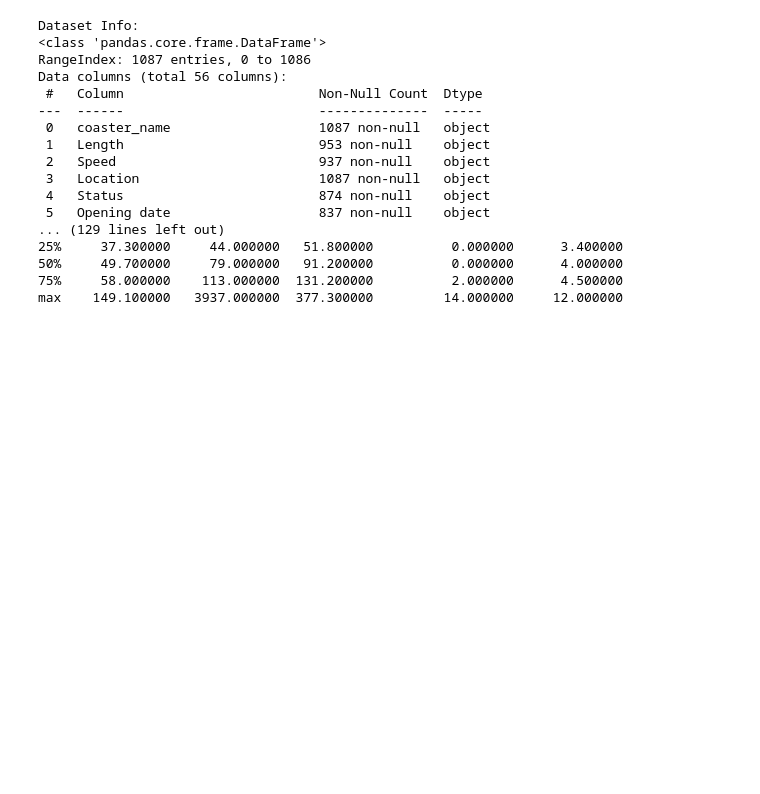
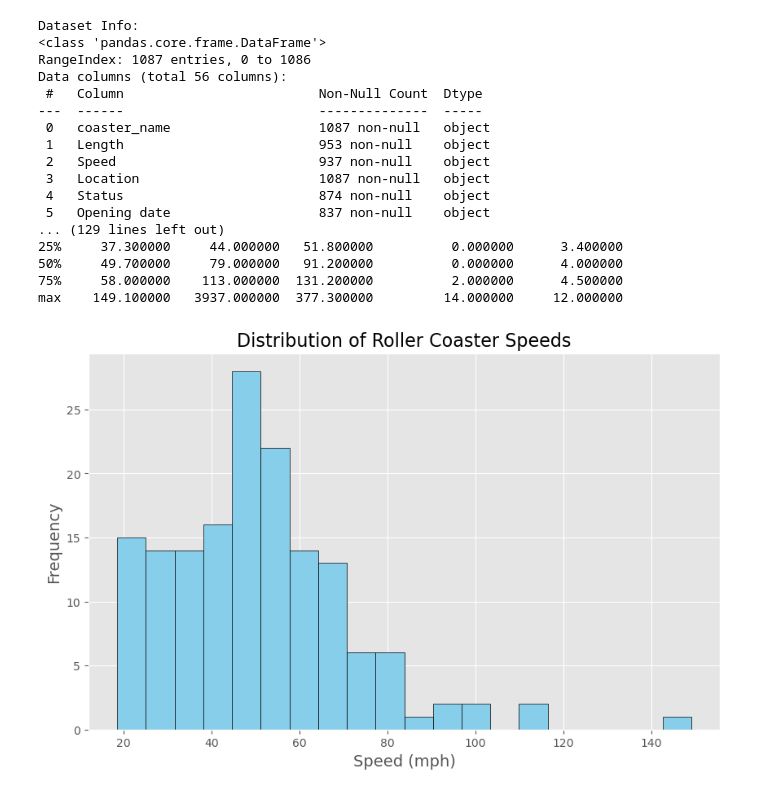
Before and after one commit to imamahasane/Pandas, a Jupyter notebook: Analyzing Roller Coaster Data.ipynb, the cells around one changed output. Cells and saved outputs as stored; diff of their text form; code cells hidden in the pictures; blank space fills up the shorter version.

Commit message:
Complete Python Pandas
Complete Python Pandas for Data Science

```diff
--- a/Analyzing Roller Coaster Data.ipynb
+++ b/Analyzing Roller Coaster Data.ipynb
@@ -1,14 +1,12 @@
 # %%
-# Step 1: Import Required Libraries
 import pandas as pd
 import matplotlib.pyplot as plt
 import seaborn as sns
 
-# Step 2: Load the Dataset
-# Replace 'roller_coasters.csv' with your dataset file path
+# Step 1: Load the Dataset
 df = pd.read_csv('coaster_db.csv')
 
-# Step 3: Understand the Dataset
+# Step 2: Understand the Dataset
 print("Dataset Info:")
 print(df.info())
 
@@ -18,54 +16,58 @@ print(df.isnull().sum())
 print("\nSummary Statistics:")
 print(df.describe())
 
-# Step 4: Data Cleaning
+# Step 3: Data Cleaning
 # Drop rows with missing values in key columns
-df = df.dropna(subset=['Speed_mph', 'Height_ft', 'Year_Introduced'])
+df = df.dropna(subset=['speed_mph', 'height_ft', 'year_introduced'])
 
 # Drop duplicate rows
 df = df.drop_duplicates()
 
-# Step 5: Exploratory Data Analysis (EDA)
+# Step 4: Exploratory Data Analysis (EDA)
 
-# 5.1: Distribution of Roller Coaster Speeds
+# 4.1: Distribution of Roller Coaster Speeds
 plt.figure(figsize=(10, 6))
-df['Speed_mph'].hist(bins=20, color='skyblue', edgecolor='black')
+df['speed_mph'].hist(bins=20, color='skyblue', edgecolor='black')
 plt.title('Distribution of Roller Coaster Speeds', fontsize=16)
 plt.xlabel('Speed (mph)', fontsize=14)
 plt.ylabel('Frequency', fontsize=14)
 plt.show()
 
-# 5.2: Top 10 Locations with the Fastest Roller Coasters
+# 4.2: Top Locations with the Fastest Roller Coasters
 # Group by 'Location' and calculate the average speed
-average_speed_by_location = df.groupby('Location')['Speed_mph'].mean().reset_index()
+average_speed_by_location = df.groupby('Location')['speed_mph'].mean().reset_index()
 
 # Sort by average speed in descending order
-average_speed_by_location_sorted = average_speed_by_location.sort_values(by='Speed_mph', ascending=False)
+average_speed_by_location_sorted = average_speed_by_location.sort_values(by='speed_mph', ascending=False)
 
-# Filter locations with at least 10 roller coasters
+# Filter locations with at least 5 roller coasters
 location_counts = df['Location'].value_counts()
-locations_with_10 = location_counts[location_counts >= 10].index
-average_speed_by_location_sorted = average_speed_by_location_sorted[average_speed_by_location_sorted['Location'].isin(locations_with_10)]
+locations_with_5 = location_counts[location_counts >= 5].index
+average_speed_by_location_sorted = average_speed_by_location_sorted[average_speed_by_location_sorted['Location'].isin(locations_with_5)]
 
-# Plot the top 10 locations
-plt.figure(figsize=(12, 6))
-sns.barplot(x='Speed_mph', y='Location', data=average_speed_by_location_sorted.head(10), palette='viridis')
-plt.title('Top 10 Locations with the Fastest Roller Coasters (Minimum of 10)', fontsize=16)
-plt.xlabel('Average Speed (mph)', fontsize=14)
-plt.ylabel('Location', fontsize=14)
-plt.show()
+# Check if the DataFrame is empty
+if average_speed_by_location_sorted.empty:
+    print("No locations meet the criteria (minimum of 5 roller coasters).")
+else:
+    # Plot the top locations
+    plt.figure(figsize=(12, 6))
+    sns.barplot(x='speed_mph', y='Location', data=average_speed_by_location_sorted.head(10), palette='viridis')
+    plt.title('Top Locations with the Fastest Roller Coasters', fontsize=16)
+    plt.xlabel('Average Speed (mph)', fontsize=14)
+    plt.ylabel('Location', fontsize=14)
+    plt.show()
 
-# 5.3: Relationship Between Speed and Height
+# 4.3: Relationship Between Speed and Height
 plt.figure(figsize=(10, 6))
-sns.scatterplot(x='Height_ft', y='Speed_mph', data=df, color='blue', alpha=0.6)
+sns.scatterplot(x='height_ft', y='speed_mph', data=df, color='blue', alpha=0.6)
 plt.title('Relationship Between Speed and Height', fontsize=16)
 plt.xlabel('Height (ft)', fontsize=14)
 plt.ylabel('Speed (mph)', fontsize=14)
 plt.show()
 
-# 5.4: Trend of Roller Coaster Introductions Over Time
-df['Year_Introduced'] = pd.to_datetime(df['Year_Introduced'], format='%Y')  # Convert to datetime
-yearly_introductions = df['Year_Introduced'].dt.year.value_counts().sort_index()
+# 4.4: Trend of Roller Coaster Introductions Over Time
+df['year_introduced'] = pd.to_datetime(df['year_introduced'], format='%Y')  # Convert to datetime
+yearly_introductions = df['year_introduced'].dt.year.value_counts().sort_index()
 
 plt.figure(figsize=(12, 6))
 yearly_introductions.plot(kind='line', color='green', marker='o')
@@ -75,41 +77,48 @@ plt.ylabel('Number of Roller Coasters', fontsize=14)
 plt.grid(True)
 plt.show()
 
-# Step 6: Save the Results
+# Step 5: Save the Results
 # Save the cleaned dataset to a new CSV file
 df.to_csv('cleaned_roller_coasters.csv', index=False)
 
-# Save the top locations with the fastest roller coasters
-average_speed_by_location_sorted.head(10).to_csv('top_locations_fastest_coasters.csv', index=False)
+# Save the top locations with the fastest roller coasters (if not empty)
+if not average_speed_by_location_sorted.empty:
+    average_speed_by_location_sorted.head(10).to_csv('top_locations_fastest_coasters.csv', index=False)
 
-# Step 7: Summarize Findings
+# Step 6: Summarize Findings
 print("\nSummary of Findings:")
 print("1. The dataset contains roller coasters from various locations, with speed and height data.")
-print("2. The average speed of roller coasters is approximately {:.2f} mph.".format(df['Speed_mph'].mean()))
-print("3. The tallest roller coaster is {:.2f} feet tall.".format(df['Height_ft'].max()))
-print("4. The top location with the fastest roller coasters is '{}' with an average speed of {:.2f} mph.".format(
-    average_speed_by_location_sorted.iloc[0]['Location'],
-    average_speed_by_location_sorted.iloc[0]['Speed_mph']
-))
+print("2. The average speed of roller coasters is approximately {:.2f} mph.".format(df['speed_mph'].mean()))
+print("3. The tallest roller coaster is {:.2f} feet tall.".format(df['height_ft'].max()))
+
+if not average_speed_by_location_sorted.empty:
+    print("4. The top location with the fastest roller coasters is '{}' with an average speed of {:.2f} mph.".format(
+        average_speed_by_location_sorted.iloc[0]['Location'],
+        average_speed_by_location_sorted.iloc[0]['speed_mph']
+    ))
+else:
+    print("4. No locations meet the criteria for the fastest roller coasters.")
+
 print("5. There is a positive correlation between roller coaster speed and height.")
 print("6. The number of roller coasters introduced has increased over time, peaking around the year {}.".format(
     yearly_introductions.idxmax()
 ))
 # %% [output]
 Dataset Info:
 <class 'pandas.core.frame.DataFrame'>
 RangeIndex: 1087 entries, 0 to 1086
 Data columns (total 56 columns):
  #   Column                         Non-Null Count  Dtype
 ---  ------                         --------------  -----
  0   coaster_name                   1087 non-null   object
  1   Length                         953 non-null    object
  2   Speed                          937 non-null    object
  3   Location                       1087 non-null   object
  4   Status                         874 non-null    object
  5   Opening date                   837 non-null    object
 ... (129 lines left out)
 25%     37.300000     44.000000   51.800000          0.000000      3.400000
 50%     49.700000     79.000000   91.200000          0.000000      4.000000
 75%     58.000000    113.000000  131.200000          2.000000      4.500000
 max    149.100000   3937.000000  377.300000         14.000000     12.000000
+[figure, added]
```
Also changed, not shown: parts of 1 cell of this notebook, 4 other files.
